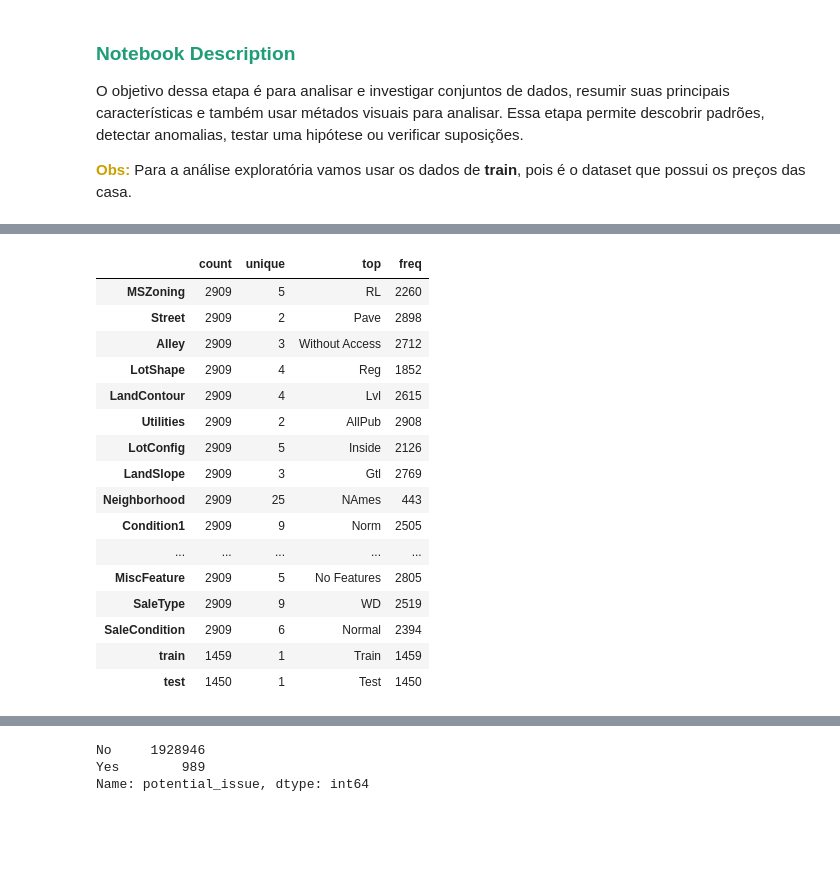
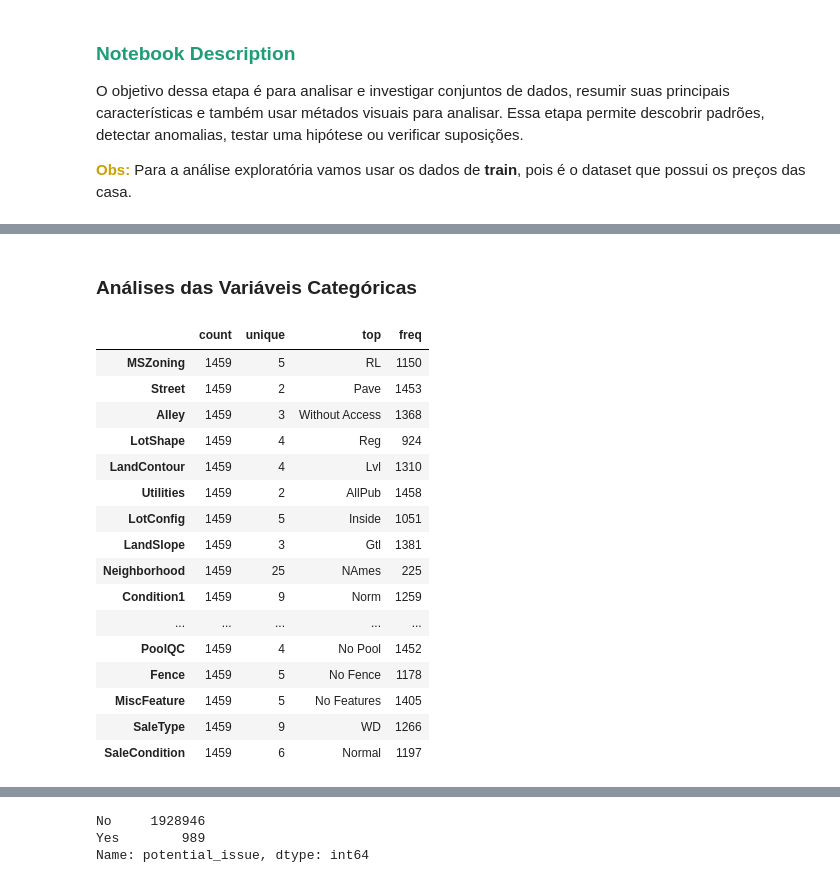
Before and after one commit to anamariapego/House_Price_Predicition, a Jupyter notebook: 01-CodigoFonte/01-EngenhariaDeDados/House_Price_Prediction.ipynb, the cells around one changed output, grey strips where cells are left out. Saved outputs shown, nothing was run; the diff lists cells and outputs as text; code cells hidden in the pictures; blank space fills up the shorter version.

```diff
--- a/01-CodigoFonte/01-EngenhariaDeDados/House_Price_Prediction.ipynb
+++ b/01-CodigoFonte/01-EngenhariaDeDados/House_Price_Prediction.ipynb
@@ -308,6 +309,10 @@ price_house_all.loc[:, price_house_all.isnull().any()]
 
 price_house_all.dropna(subset=['MSZoning', 'Utilities', 'Exterior1st', 'Exterior2nd',
                                 'Electrical','KitchenQual', 'Functional', 'SaleType'], inplace = True)
+# %%
+# Removendo variáveis desnecessárias para a análise
+
+price_house_all.drop(columns = ['Id'], inplace=True)
 # %% [markdown]
 <h1 style="text-align:center;" ><a id="ses5">Análise Exploratória de Dados</a></h1>
 
@@ -321,4 +326,4 @@ O objetivo dessa etapa é para analisar e investigar conjuntos de dados, resumir
 # %%
 # Selecionando os dados de train
 
-price_house_analycis = price_house_all[price_house_all['train'] == 'Train'].drop(columns=['train', 'test'])
+price_house_analytics = price_house_all[price_house_all['train'] == 'Train'].drop(columns=['train', 'test'])
@@ -362,22 +400,24 @@ price_house_all.describe().T
+# %% [markdown]
+### Análises das Variáveis Categóricas
 # %%
-# Estatística básica das variáveis categoricas
+# Estatística básica das variáveis categóricas
 
-price_house_all.describe(include=['object']).T
+price_house_analytics.describe(include=['object']).T
 # %% [output]
 |  | count | unique | top | freq |
-| MSZoning | 2909 | 5 | RL | 2260 |
-| Street | 2909 | 2 | Pave | 2898 |
-| Alley | 2909 | 3 | Without Access | 2712 |
-| LotShape | 2909 | 4 | Reg | 1852 |
-| LandContour | 2909 | 4 | Lvl | 2615 |
-| Utilities | 2909 | 2 | AllPub | 2908 |
-| LotConfig | 2909 | 5 | Inside | 2126 |
-| LandSlope | 2909 | 3 | Gtl | 2769 |
-| Neighborhood | 2909 | 25 | NAmes | 443 |
-| Condition1 | 2909 | 9 | Norm | 2505 |
+| MSZoning | 1459 | 5 | RL | 1150 |
+| Street | 1459 | 2 | Pave | 1453 |
+| Alley | 1459 | 3 | Without Access | 1368 |
+| LotShape | 1459 | 4 | Reg | 924 |
+| LandContour | 1459 | 4 | Lvl | 1310 |
+| Utilities | 1459 | 2 | AllPub | 1458 |
+| LotConfig | 1459 | 5 | Inside | 1051 |
+| LandSlope | 1459 | 3 | Gtl | 1381 |
+| Neighborhood | 1459 | 25 | NAmes | 225 |
+| Condition1 | 1459 | 9 | Norm | 1259 |
 | ... | ... | ... | ... | ... |
-| MiscFeature | 2909 | 5 | No Features | 2805 |
-| SaleType | 2909 | 9 | WD | 2519 |
-| SaleCondition | 2909 | 6 | Normal | 2394 |
-| train | 1459 | 1 | Train | 1459 |
-| test | 1450 | 1 | Test | 1450 |
+| PoolQC | 1459 | 4 | No Pool | 1452 |
+| Fence | 1459 | 5 | No Fence | 1178 |
+| MiscFeature | 1459 | 5 | No Features | 1405 |
+| SaleType | 1459 | 9 | WD | 1266 |
+| SaleCondition | 1459 | 6 | Normal | 1197 |
```
Also changed, not shown: parts of 17 cells of this notebook.
